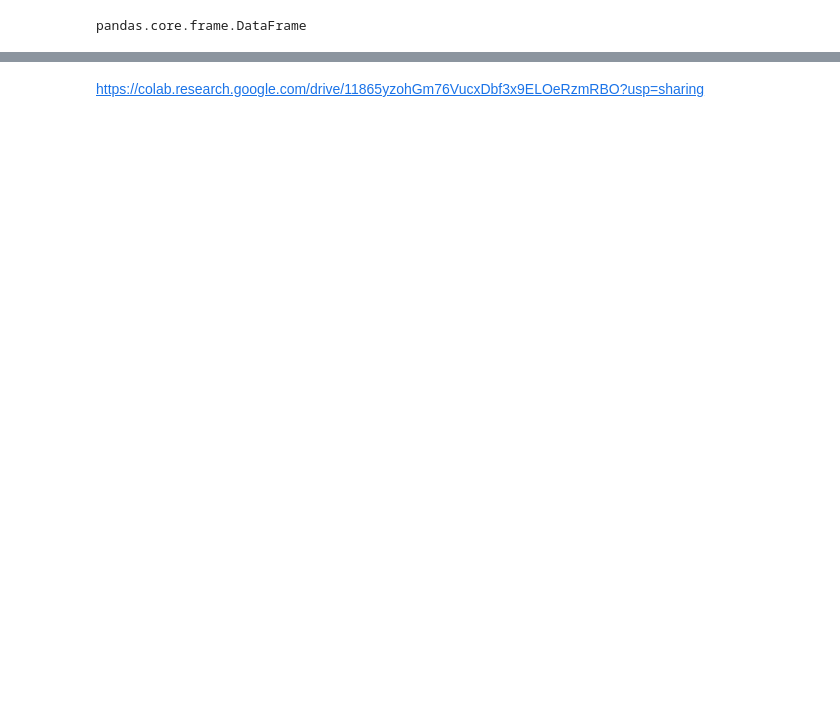
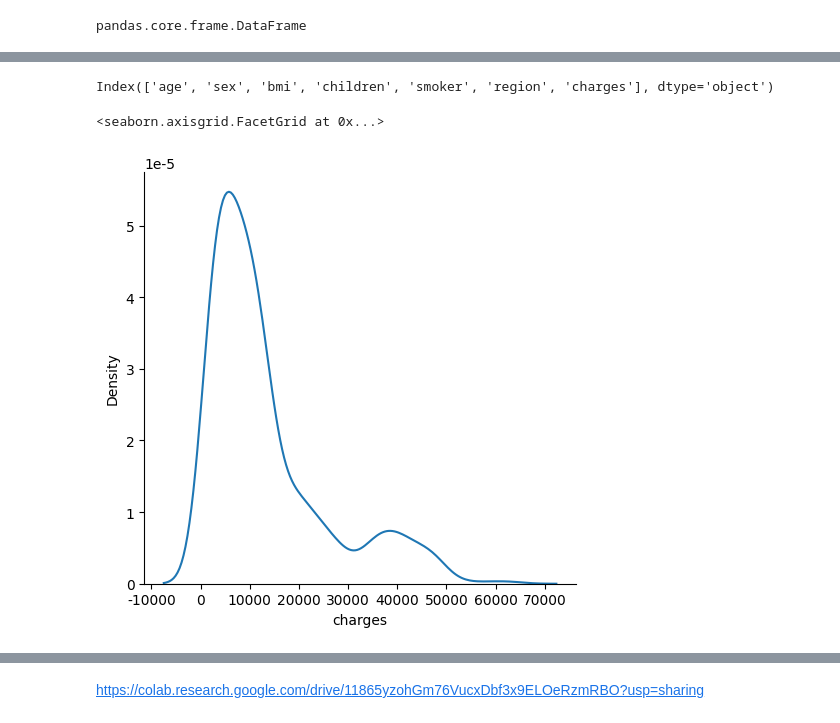
Before and after one commit to kimjeoungeun/my_study, a Jupyter notebook: insurance.ipynb, the cells around one changed output, grey strips where cells are left out. Saved outputs shown, nothing was run; the diff lists cells and outputs as text; code cells hidden in the pictures; blank space fills up the shorter version.

```diff
--- a/insurance.ipynb
+++ b/insurance.ipynb
@@ -3,9 +23,7 @@ import numpy as np
 import pandas as pd
 import matplotlib.pyplot as plt
 import seaborn as sns
-from sklearn.model_selection import train_test_split
-from sklearn.linear_model import LogisticRegression
-df=pd.read_csv('C:/Users/405/my_study/Python_Study/insurance.csv')
+df=pd.read_csv('C:/Users/PC/Desktop/개발/my_study/my_study/Python_Study/insurance.csv')
 df
 # %% [output]
 |  | age | sex | bmi | children | smoker | region | charges |
@@ -75,0 +98,9 @@ pandas.core.frame.DataFrame
+# %%
+# object 변경
+df_in=df.copy()
+# %%
+# object 변환
+df_in['sex']=df_in["sex"].replace({'female':0, 'male':1})
+df_in['smoker']=df_in["smoker"].replace({'no':0, 'yes':1})
+df_in['region']=df_in["region"].replace({'northeast':0, 'southeast':1, 'southwest':2, 'northwest':3 })
+df_in
@@ -75,0 +139,10 @@ pandas.core.frame.DataFrame
+# %%
+df_in.columns
+# %% [output]
+Index(['age', 'sex', 'bmi', 'children', 'smoker', 'region', 'charges'], dtype='object')
+# %%
+# KDE(커널밀도추정)시각화
+sns.displot(df_in, x='charges', kind='kde') # charges 곡선으로 시각화
+# %% [output]
+<seaborn.axisgrid.FacetGrid at 0x...>
+[figure, added]
```
Also changed, not shown: parts of 35 cells of this notebook, 1 other file.
